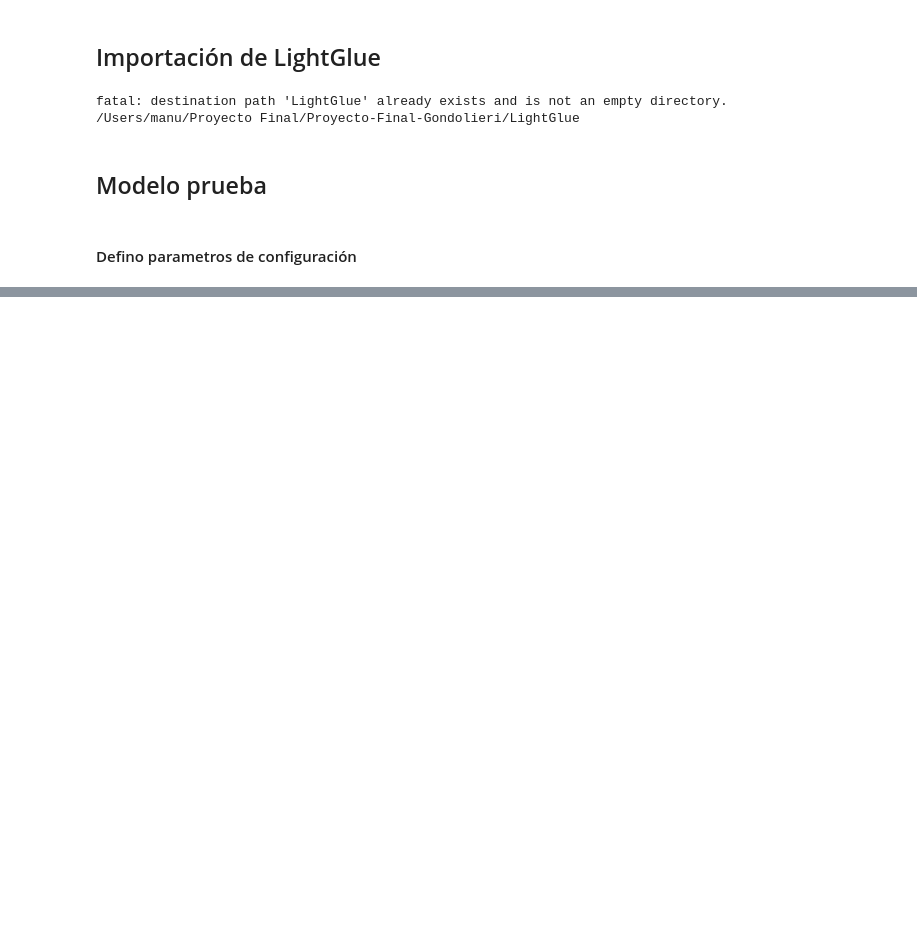
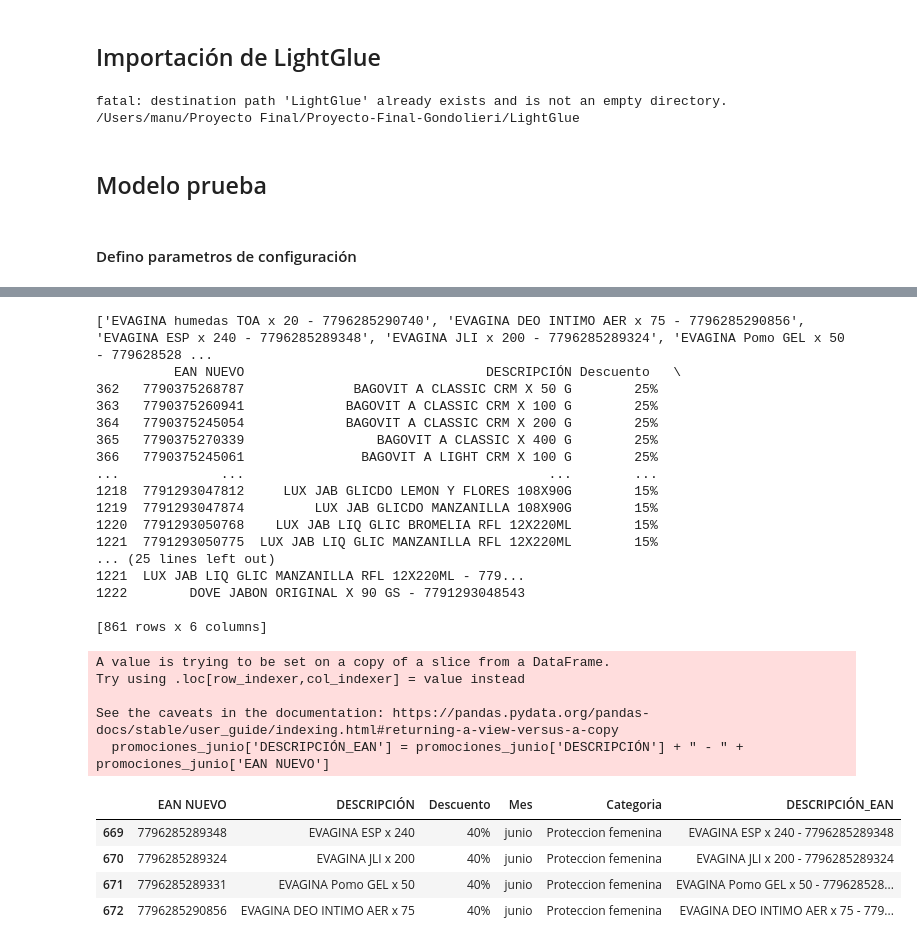
Before and after one commit to manuhanono/Proyecto-Final-Gondolieri, a Jupyter notebook: modelo.ipynb, the cells around one changed output, grey strips where cells are left out. Cells and saved outputs as stored; diff of their text form; code cells hidden in the pictures; blank space fills up the shorter version.

```diff
--- a/modelo.ipynb
+++ b/modelo.ipynb
@@ -29,13 +30,3 @@ import os
 import time
 # %% [markdown]
 #### Defino parametros de configuración
-# %%
-# Defino parámetros de configuración
-min_matches = 10  # Número mínimo de correspondencias necesarias para considerar que el objeto está presente
-margin = 50  # Margen en píxeles alrededor del área recortada
-max_keypoints = 2048  # Número máximo de puntos clave a extraer, puede no tener límite
-
-# Configurar el dispositivo y los modelos
-device = torch.device("cuda" if torch.cuda.is_available() else "cpu")
-extractor = SuperPoint(max_num_keypoints=max_keypoints).eval().to(device) #es donde se puede llamar a los modelos: DogHardNet, SuperPoint, SIFT, ALIKED, DISK
-matcher = LightGlue(features="superpoint").eval().to(device)
@@ -216,0 +610,49 @@ Hola
+# %%
+import pandas as pd
+
+# Cargar la base de promociones
+promociones_df = pd.read_csv('promociones.csv')
+
+# Filtrar por mes 'Junio'
+promociones_junio = promociones_df[promociones_df['Mes'] == 'junio']
+
+# Lista de productos detectados en la carpeta
+productos_detectados = [product_image_path.stem for product_image_path in product_folder.glob('*')
+                        if product_image_path.suffix.lower() in ['.jpg', '.jpeg', '.png', '.avif', '.webp']]
+print(productos_detectados)
+# Filtrar promociones por los productos en la carpeta
+# Crear una nueva columna combinando 'DESCRIPCIÓN' y 'EAN NUEVO'
+promociones_junio['DESCRIPCIÓN_EAN'] = promociones_junio['DESCRIPCIÓN'] + " - " + promociones_junio['EAN NUEVO']
+print(promociones_junio)
+
+# Filtrar promociones por los productos en la carpeta
+promociones_filtradas = promociones_junio[promociones_junio['DESCRIPCIÓN_EAN'].isin(productos_detectados)]
+promociones_filtradas
+# %% [output]
+['EVAGINA humedas TOA x 20 - 7796285290740', 'EVAGINA DEO INTIMO AER x 75 - 7796285290856', 'EVAGINA ESP x 240 - 7796285289348', 'EVAGINA JLI x 200 - 7796285289324', 'EVAGINA Pomo GEL x 50 - 779628528 ...
+          EAN NUEVO                               DESCRIPCIÓN Descuento   \
+362   7790375268787              BAGOVIT A CLASSIC CRM X 50 G        25%
+363   7790375260941             BAGOVIT A CLASSIC CRM X 100 G        25%
+364   7790375245054             BAGOVIT A CLASSIC CRM X 200 G        25%
+365   7790375270339                 BAGOVIT A CLASSIC X 400 G        25%
+366   7790375245061               BAGOVIT A LIGHT CRM X 100 G        25%
+...             ...                                       ...        ...
+1218  7791293047812     LUX JAB GLICDO LEMON Y FLORES 108X90G        15%
+1219  7791293047874         LUX JAB GLICDO MANZANILLA 108X90G        15%
+1220  7791293050768    LUX JAB LIQ GLIC BROMELIA RFL 12X220ML        15%
+1221  7791293050775  LUX JAB LIQ GLIC MANZANILLA RFL 12X220ML        15%
+... (25 lines left out)
+1221  LUX JAB LIQ GLIC MANZANILLA RFL 12X220ML - 779...
+1222        DOVE JABON ORIGINAL X 90 GS - 7791293048543
+
+[861 rows x 6 columns]
+A value is trying to be set on a copy of a slice from a DataFrame.
+Try using .loc[row_indexer,col_indexer] = value instead
+
+See the caveats in the documentation: https://pandas.pydata.org/pandas-docs/stable/user_guide/indexing.html#returning-a-view-versus-a-copy
+  promociones_junio['DESCRIPCIÓN_EAN'] = promociones_junio['DESCRIPCIÓN'] + " - " + promociones_junio['EAN NUEVO']
+|  | EAN NUEVO | DESCRIPCIÓN | Descuento | Mes | Categoria | DESCRIPCIÓN_EAN |
+| 669 | 7796285289348 | EVAGINA ESP x 240 | 40% | junio | Proteccion femenina | EVAGINA ESP x 240 - 7796285289348 |
+| 670 | 7796285289324 | EVAGINA JLI x 200 | 40% | junio | Proteccion femenina | EVAGINA JLI x 200 - 7796285289324 |
+| 671 | 7796285289331 | EVAGINA Pomo GEL x 50 | 40% | junio | Proteccion femenina | EVAGINA Pomo GEL x 50 - 779628528... |
+| 672 | 7796285290856 | EVAGINA DEO INTIMO AER x 75 | 40% | junio | Proteccion femenina | EVAGINA DEO INTIMO AER x 75 - 779... |
```
Also changed, not shown: parts of 8 cells of this notebook, 33 other files.
